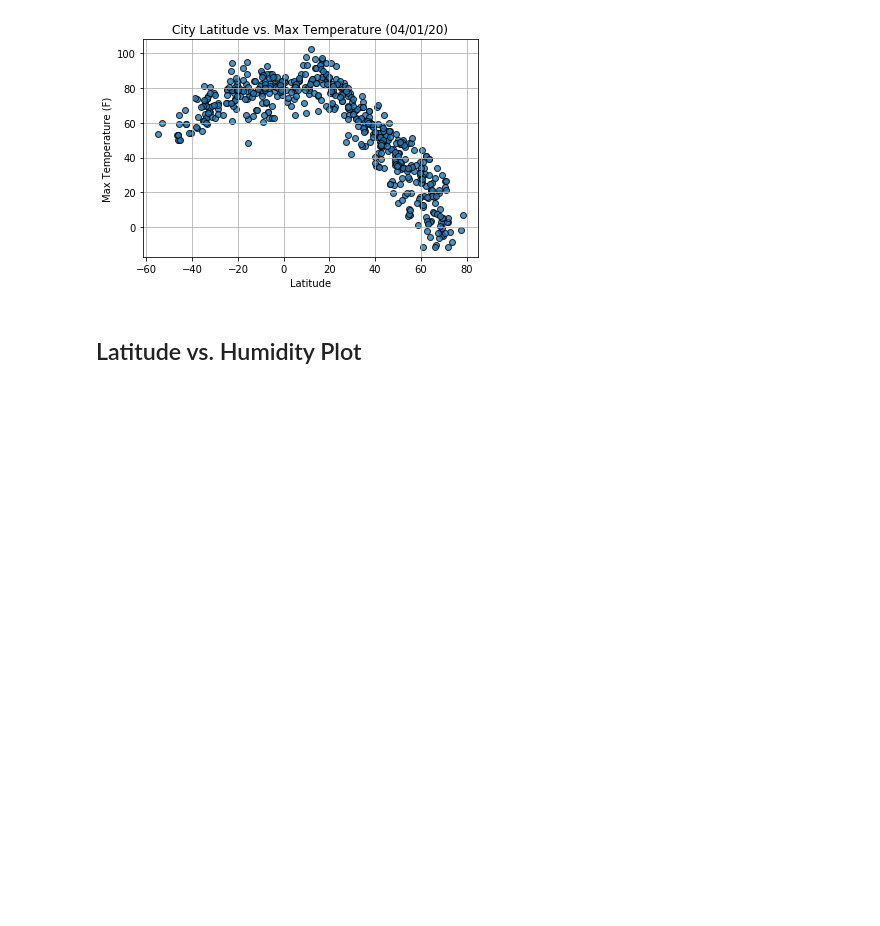
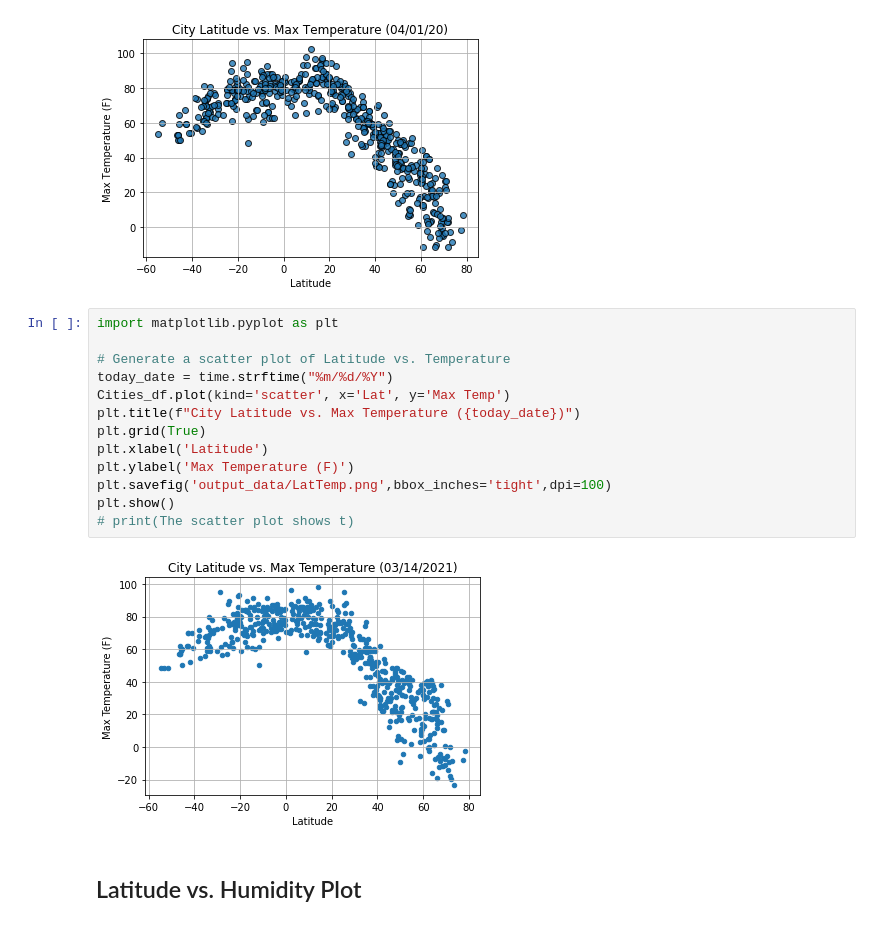
Before and after one commit to Court-Parker4/python-api-challenge, a Jupyter notebook: PyAPIHwk/WeatherPy/WeatherPy.ipynb, the cells around one changed output. Drawn from its saved outputs; the diff is of its cells as text; blank space fills up the shorter version.

Commit message:
adding half of weather py charts

```diff
--- a/PyAPIHwk/WeatherPy/WeatherPy.ipynb
+++ b/PyAPIHwk/WeatherPy/WeatherPy.ipynb
@@ -202,6 +232,21 @@ Int64Index([], dtype='int64')
 # %%
 # %% [output]
 [figure]
+# %%
+import matplotlib.pyplot as plt
+
+# Generate a scatter plot of Latitude vs. Temperature
+today_date = time.strftime("%m/%d/%Y")
+Cities_df.plot(kind='scatter', x='Lat', y='Max Temp')
+plt.title(f"City Latitude vs. Max Temperature ({today_date})")
+plt.grid(True)
+plt.xlabel('Latitude')
+plt.ylabel('Max Temperature (F)')
+plt.savefig('output_data/LatTemp.png',bbox_inches='tight',dpi=100)
+plt.show()
+# print(The scatter plot shows t)
+# %% [output]
+[figure, added]
 # %% [markdown]
 ## Latitude vs. Humidity Plot
 # %%
```
Also changed, not shown: parts of 17 cells of this notebook, 8 other files.
